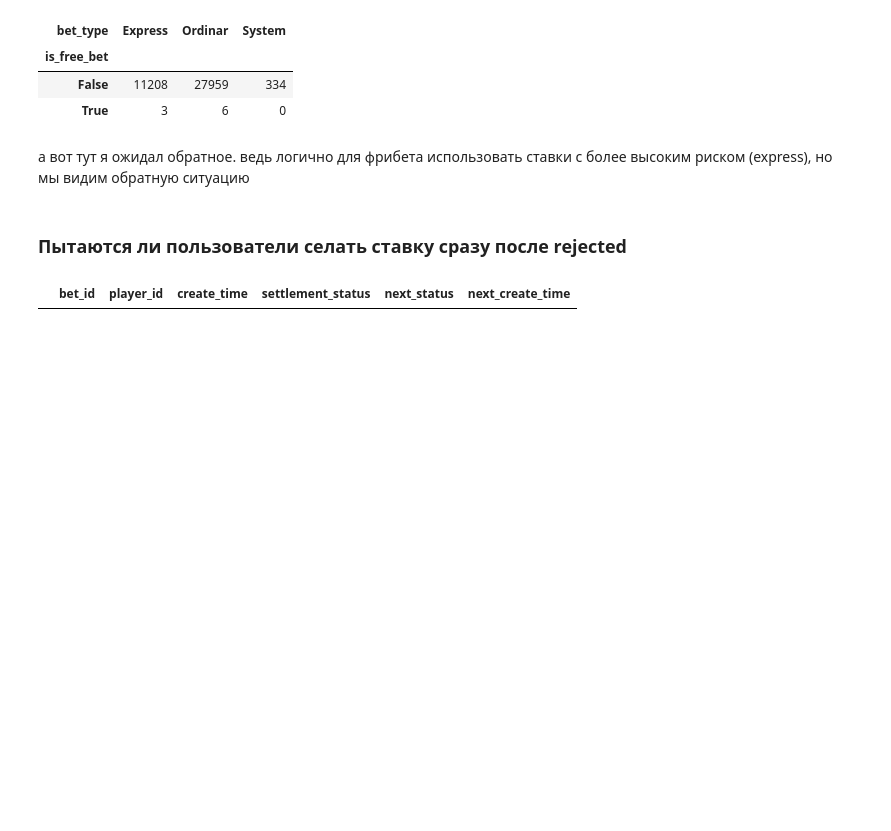
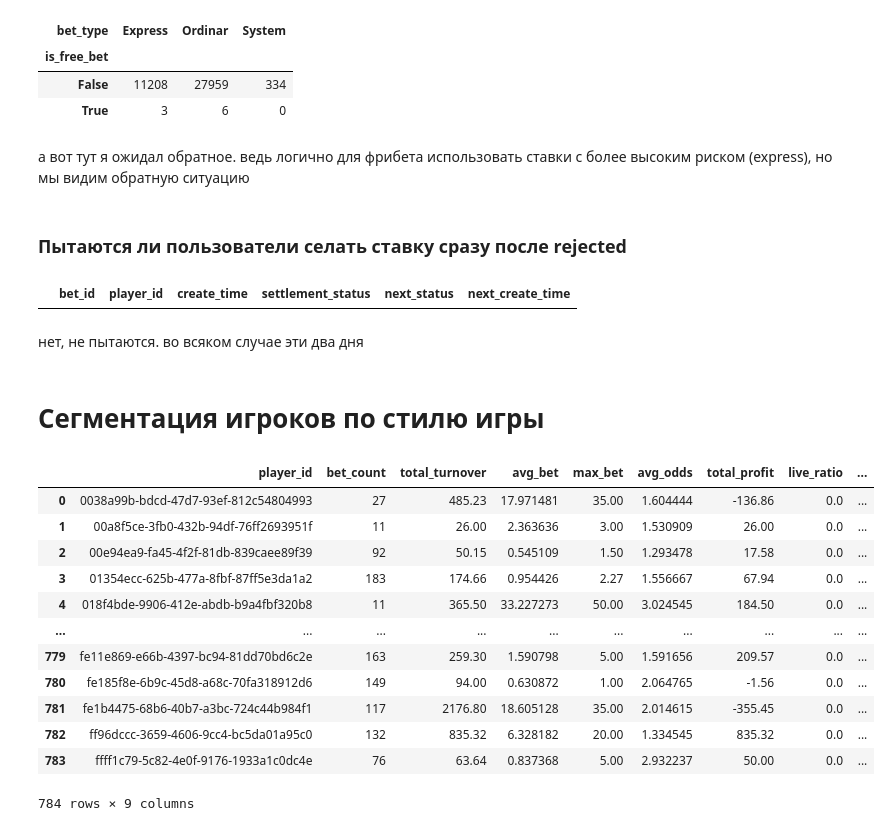
Before and after one commit to aliakseizvertouski/bet_analyse, a Jupyter notebook: bet_analyse.ipynb, the cells around one changed output. Saved outputs shown, nothing was run; the diff lists cells and outputs as text; code cells hidden in the pictures; blank space fills up the shorter version.

```diff
--- a/bet_analyse.ipynb
+++ b/bet_analyse.ipynb
@@ -442,2 +435,37 @@ pairs
 # %% [output]
 |  | bet_id | player_id | create_time | settlement_status | next_status | next_create_time |
+# %% [markdown]
+нет, не пытаются. во всяком случае эти два дня
+# %% [markdown]
+# Сегментация игроков по стилю игры
+# %%
+settled_bets = bet[bet['settlement_status'] == 'Settled']
+player_profile = settled_bets.groupby('player_id').agg({
+    'bet_id': 'count',
+    'amount': ['sum', 'mean', 'max'],
+    'accepted_odd': 'mean',
+    'profit': 'sum',
+    'event_stage': lambda x: (x == 'live').mean(),
+    'is_free_bet': 'mean'
+}).reset_index()
+
+player_profile.columns = [
+    'player_id', 'bet_count', 'total_turnover', 'avg_bet', 'max_bet',
+    'avg_odds', 'total_profit', 'live_ratio', 'freebet_ratio'
+]
+
+player_profile
+# %% [output]
+|  | player_id | bet_count | total_turnover | avg_bet | max_bet | avg_odds | total_profit | live_ratio | ... |
+| 0 | 0038a99b-bdcd-47d7-93ef-812c54804993 | 27 | 485.23 | 17.971481 | 35.00 | 1.604444 | -136.86 | 0.0 | ... |
+| 1 | 00a8f5ce-3fb0-432b-94df-76ff2693951f | 11 | 26.00 | 2.363636 | 3.00 | 1.530909 | 26.00 | 0.0 | ... |
+| 2 | 00e94ea9-fa45-4f2f-81db-839caee89f39 | 92 | 50.15 | 0.545109 | 1.50 | 1.293478 | 17.58 | 0.0 | ... |
+| 3 | 01354ecc-625b-477a-8fbf-87ff5e3da1a2 | 183 | 174.66 | 0.954426 | 2.27 | 1.556667 | 67.94 | 0.0 | ... |
+| 4 | 018f4bde-9906-412e-abdb-b9a4fbf320b8 | 11 | 365.50 | 33.227273 | 50.00 | 3.024545 | 184.50 | 0.0 | ... |
+| ... | ... | ... | ... | ... | ... | ... | ... | ... | ... |
+| 779 | fe11e869-e66b-4397-bc94-81dd70bd6c2e | 163 | 259.30 | 1.590798 | 5.00 | 1.591656 | 209.57 | 0.0 | ... |
+| 780 | fe185f8e-6b9c-45d8-a68c-70fa318912d6 | 149 | 94.00 | 0.630872 | 1.00 | 2.064765 | -1.56 | 0.0 | ... |
+| 781 | fe1b4475-68b6-40b7-a3bc-724c44b984f1 | 117 | 2176.80 | 18.605128 | 35.00 | 2.014615 | -355.45 | 0.0 | ... |
+| 782 | ff96dccc-3659-4606-9cc4-bc5da01a95c0 | 132 | 835.32 | 6.328182 | 20.00 | 1.334545 | 835.32 | 0.0 | ... |
+| 783 | ffff1c79-5c82-4e0f-9176-1933a1c0dc4e | 76 | 63.64 | 0.837368 | 5.00 | 2.932237 | 50.00 | 0.0 | ... |
+784 rows × 9 columns
```
Also changed, not shown: parts of 3 cells of this notebook.
